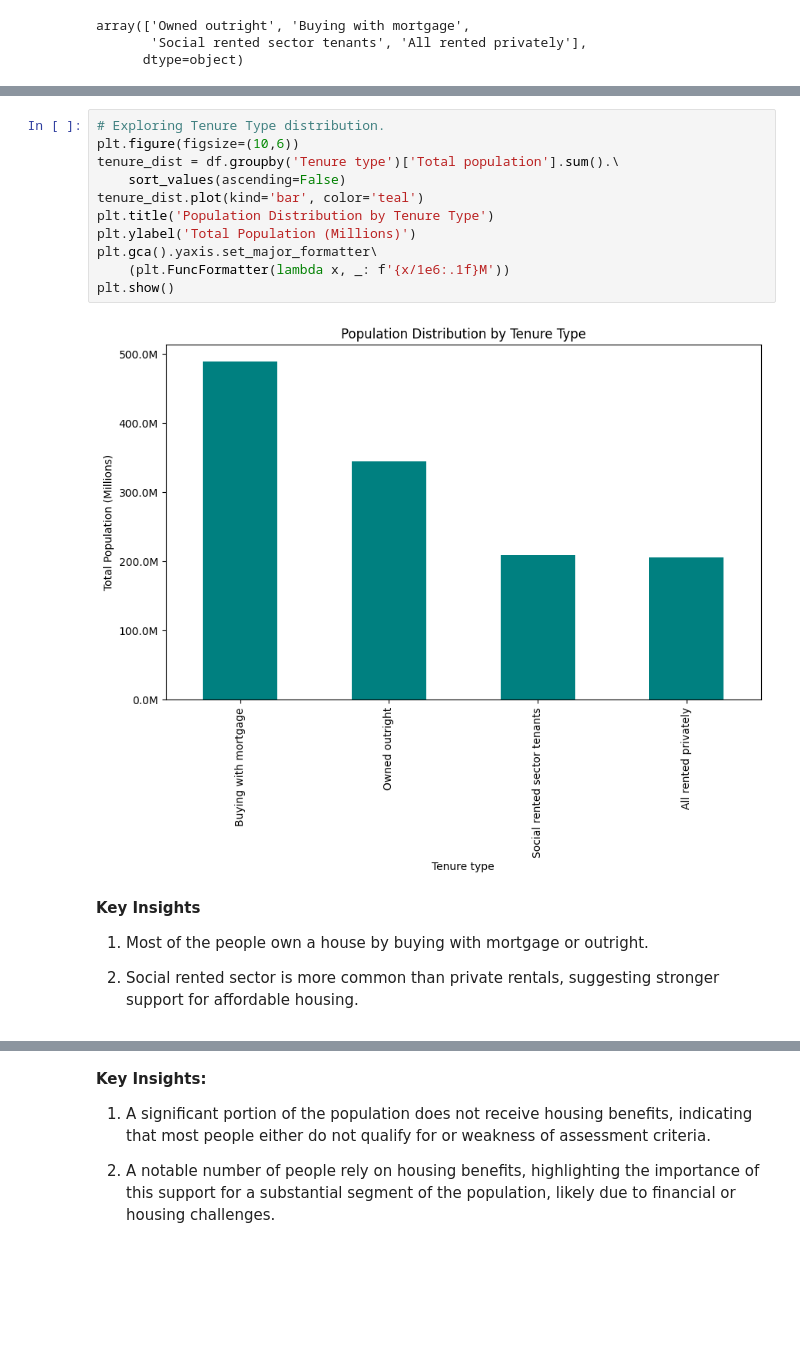
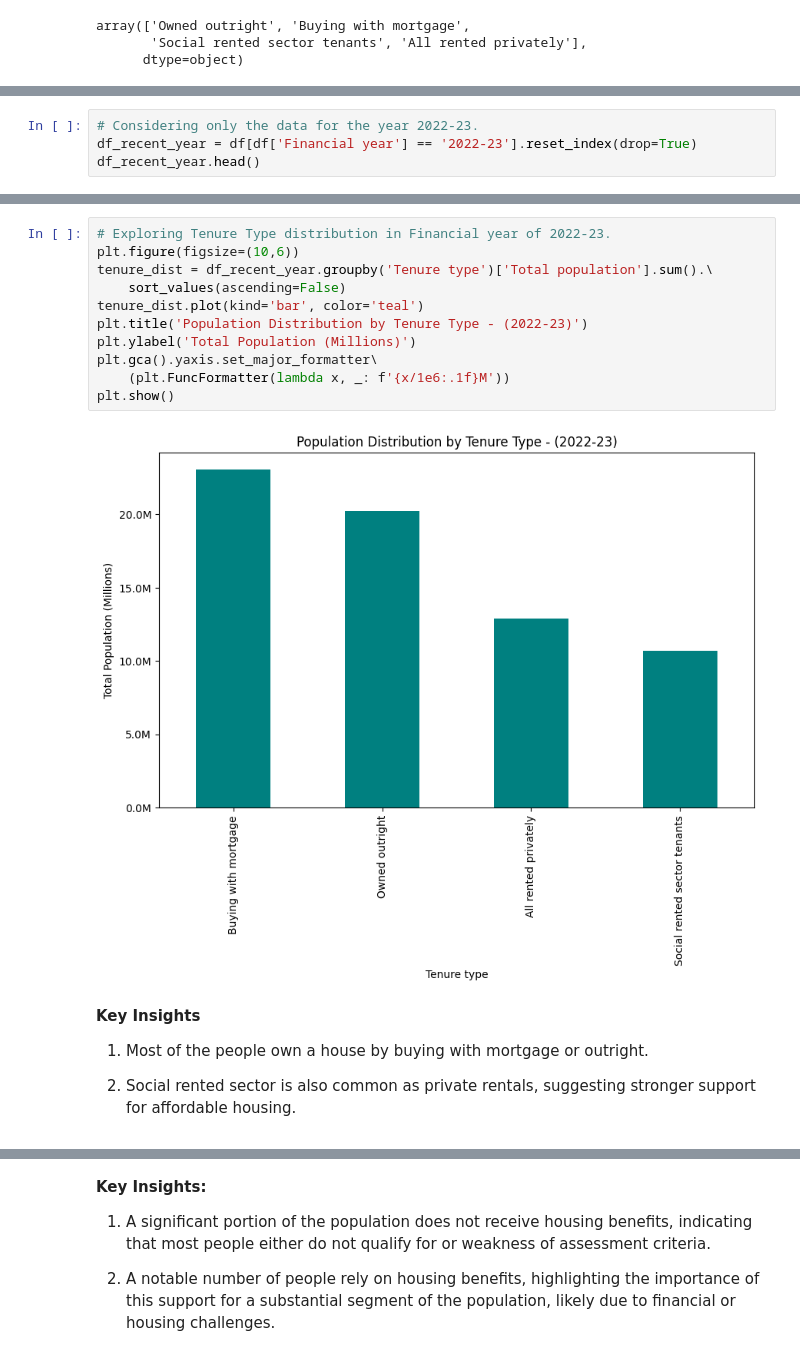
Before and after one commit to DhammikePremachandra/Housing_Tenure_and_Poverty, a Jupyter notebook: Tenure_and_Poverty.ipynb, the cells around one changed output, grey strips where cells are left out. Cells and saved outputs as stored; diff of their text form; blank space fills up the shorter version.

Commit message:
EDA in Financial year 2022-23

```diff
--- a/Tenure_and_Poverty.ipynb
+++ b/Tenure_and_Poverty.ipynb
@@ -388,3 +388,7 @@ df.head()
 | 2 | 2002-03 | Not in low income | Not in low income | Not in receipt | Owned outright | Yorkshire and The Humber | ... |
 | 3 | 2002-03 | Not in low income | Not in low income | Not in receipt | Owned outright | East Midlands | ... |
 | 4 | 2002-03 | Not in low income | Not in low income | Not in receipt | Owned outright | West Midlands | ... |
+# %%
+# Considering only the data for the year 2022-23.
+df_recent_year = df[df['Financial year'] == '2022-23'].reset_index(drop=True)
+df_recent_year.head()
@@ -391,19 +402,19 @@ df.head()
 # %%
-# Exploring Tenure Type distribution.
+# Exploring Tenure Type distribution in Financial year of 2022-23.
 plt.figure(figsize=(10,6))
-tenure_dist = df.groupby('Tenure type')['Total population'].sum().\
+tenure_dist = df_recent_year.groupby('Tenure type')['Total population'].sum().\
     sort_values(ascending=False)
 tenure_dist.plot(kind='bar', color='teal')
-plt.title('Population Distribution by Tenure Type')
+plt.title('Population Distribution by Tenure Type - (2022-23)')
 plt.ylabel('Total Population (Millions)')
 plt.gca().yaxis.set_major_formatter\
     (plt.FuncFormatter(lambda x, _: f'{x/1e6:.1f}M'))
 plt.show()
 # %% [output]
-[figure, old version]
+[figure, new version]
 # %% [markdown]
 **Key Insights**
 1. Most of the people own a house by buying with mortgage or outright.
 
-2. Social rented sector is more common than private rentals, suggesting stronger support for affordable housing.
+2. Social rented sector is also common as private rentals, suggesting stronger support for affordable housing.
 # %%
```
Also changed, not shown: parts of 21 cells of this notebook.
